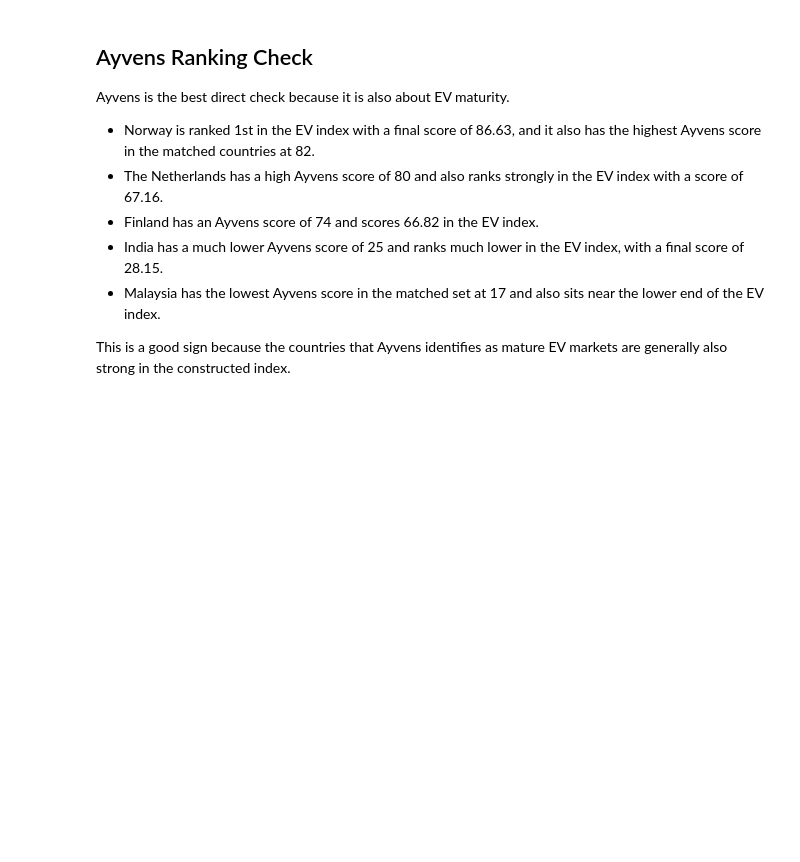
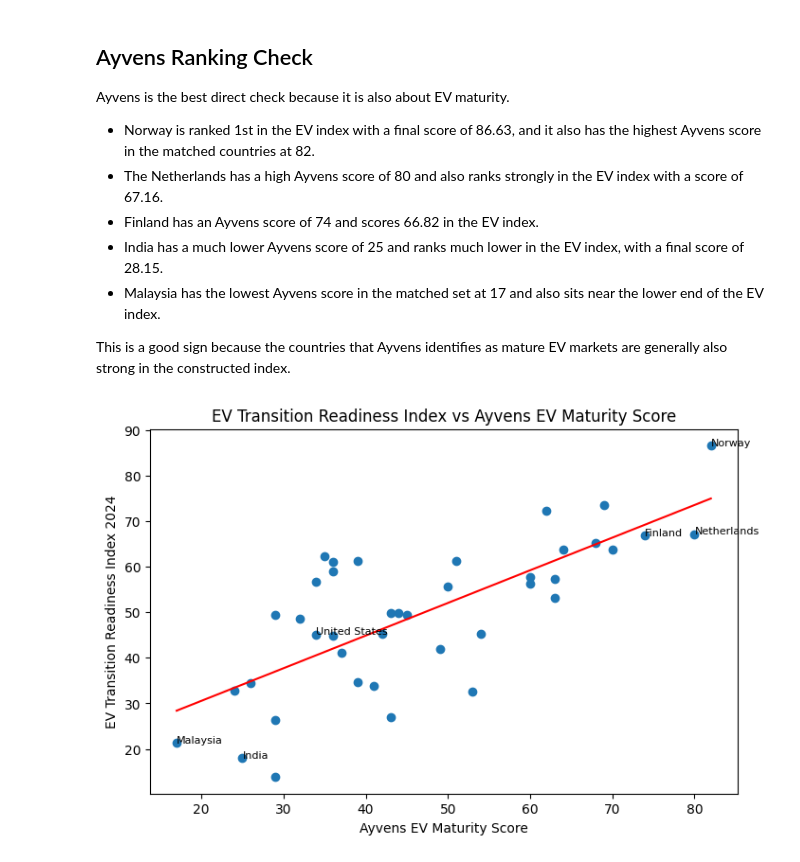
Before and after one commit to RathnamMeghana/DAV_CA1, a Jupyter notebook: index.ipynb, the cells around one changed output. Saved outputs shown, nothing was run; the diff lists cells and outputs as text; code cells hidden in the pictures; blank space fills up the shorter version.

Commit message:
🔎 Plot Ayvens link
Add the Ayvens scatterplot, country examples, and interpretation.

1.) Show how EV maturity links with the final EV index.
2.) Use Norway, Finland, India, and Malaysia as examples.

```diff
--- a/index.ipynb
+++ b/index.ipynb
@@ -2415,3 +2415,15 @@ def plot_external_link(df, own_column, external_column, title, x_label, y_label,
     plt.xlabel(x_label)
     plt.ylabel(y_label)
     plt.show()
+# %%
+plot_external_link(
+    comparison_df,
+    "EV_Transition_Readiness_Index_2024",
+    "Ayvens_EV_Maturity_Score",
+    "EV Transition Readiness Index vs Ayvens EV Maturity Score",
+    "Ayvens EV Maturity Score",
+    "EV Transition Readiness Index 2024",
+    ["Norway", "Netherlands", "Finland", "India", "United States", "Malaysia"]
+)
+# %% [output]
+[figure, added]
```
Also changed, not shown: parts of 2 cells of this notebook.
